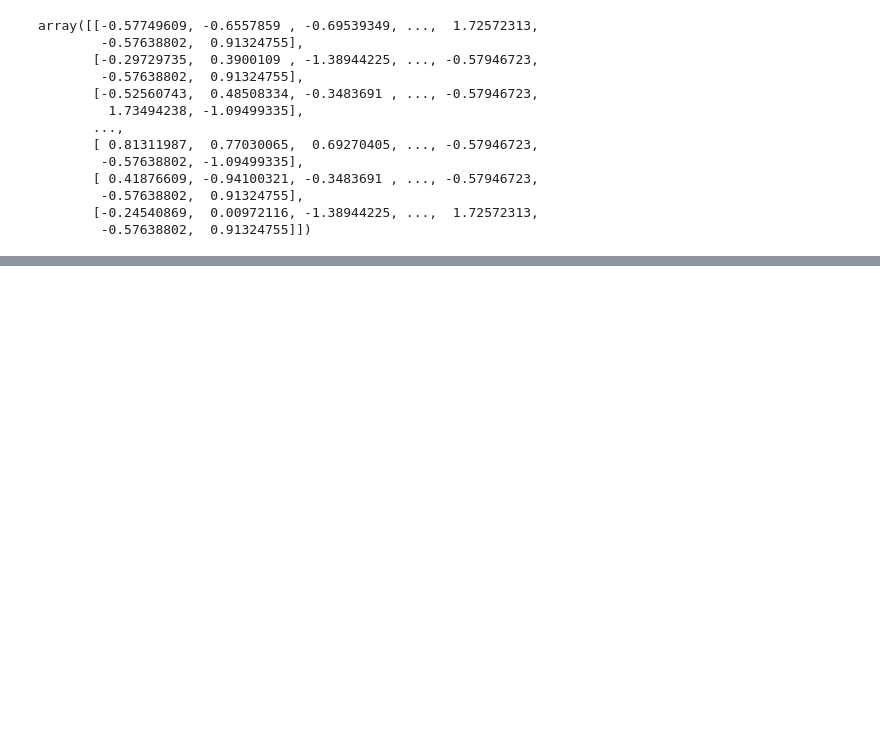
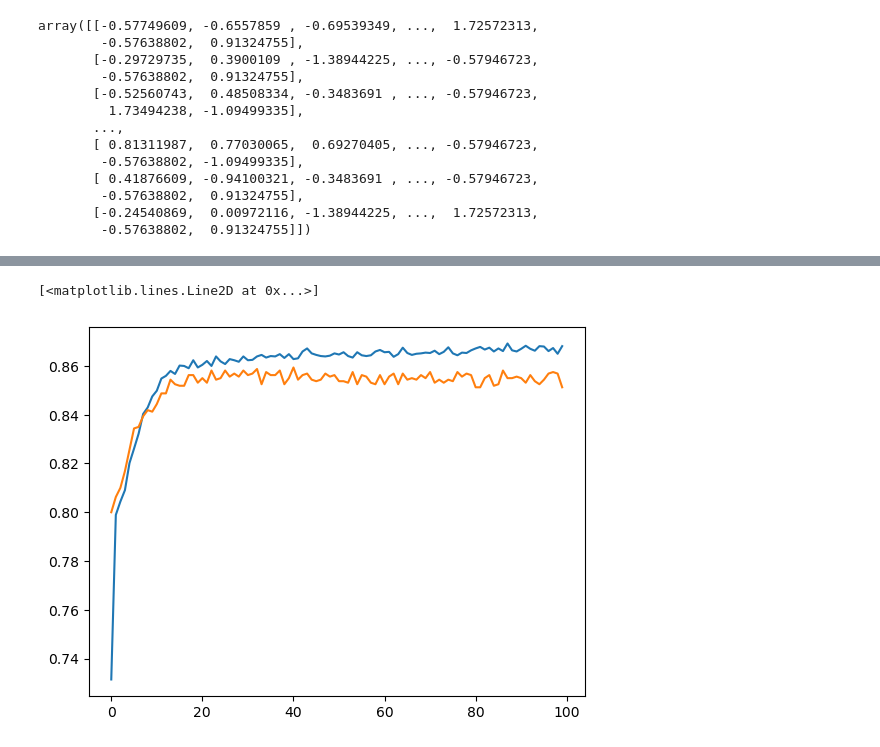
Before and after one commit to Ritik-mobcoder/ann-projects, a Jupyter notebook: Customer_Churn_Prediction.ipynb, the cells around one changed output, grey strips where cells are left out. Cells and saved outputs as stored; diff of their text form; code cells hidden in the pictures; blank space fills up the shorter version.

```diff
--- a/Customer_Churn_Prediction.ipynb
+++ b/Customer_Churn_Prediction.ipynb
@@ -152,3 +181,9 @@ Epoch 100/100
+# %%
+plt.plot(history.history['accuracy'])
+plt.plot(history.history['val_accuracy'])
+# %% [output]
+[<matplotlib.lines.Line2D at 0x...>]
+[figure, added]
 # %%
 model.layers[0].get_weights()
 # %% [output]
```
Also changed, not shown: parts of 13 cells of this notebook.
